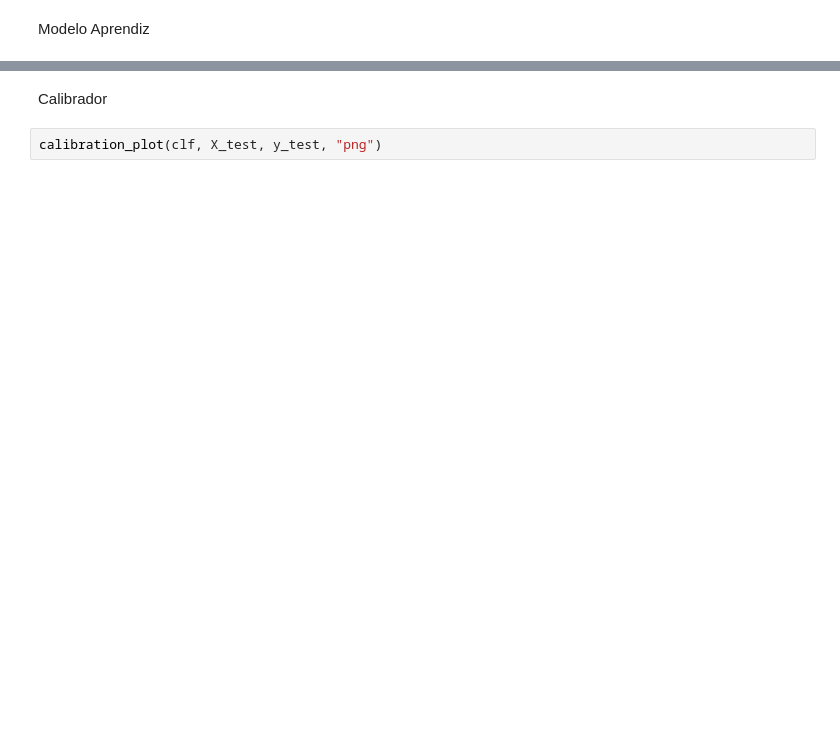
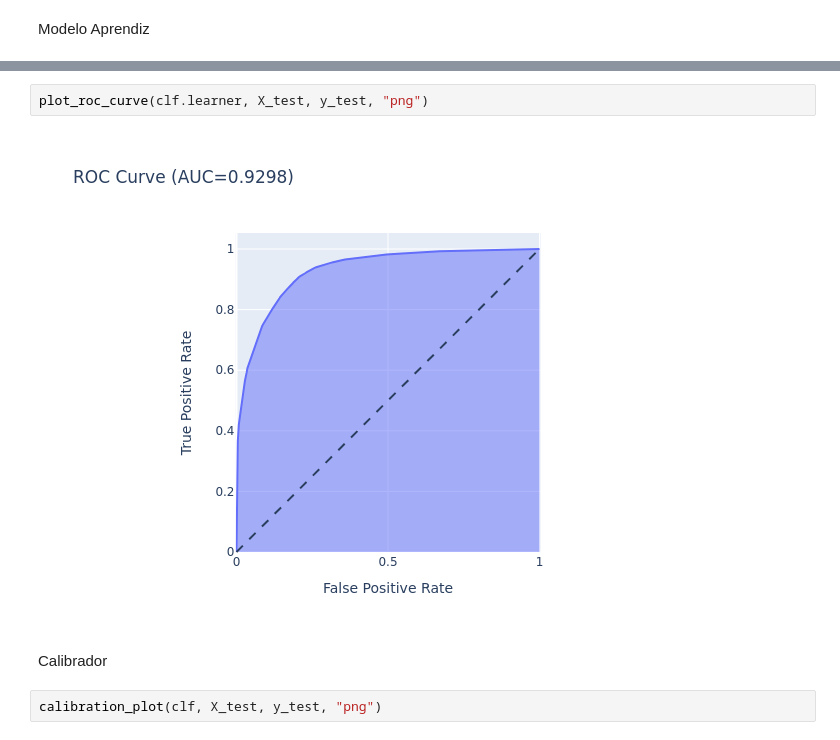
Before and after one commit to HeyLucasLeao/cp-study, a Jupyter notebook: eda.ipynb, the cells around one changed output, grey strips where cells are left out. Cells and saved outputs as stored; diff of their text form; blank space fills up the shorter version.

Commit message:
✨ add roc curve

```diff
--- a/eda.ipynb
+++ b/eda.ipynb
@@ -445,3 +459,7 @@ nc_score_histogram(clf.learner, X_test, y_test, "png")
+# %%
+plot_roc_curve(clf.learner, X_test, y_test, "png")
+# %% [output]
+[figure, added]
 # %% [markdown]
 Calibrador
 # %%
```
Also changed, not shown: parts of 13 cells of this notebook.
